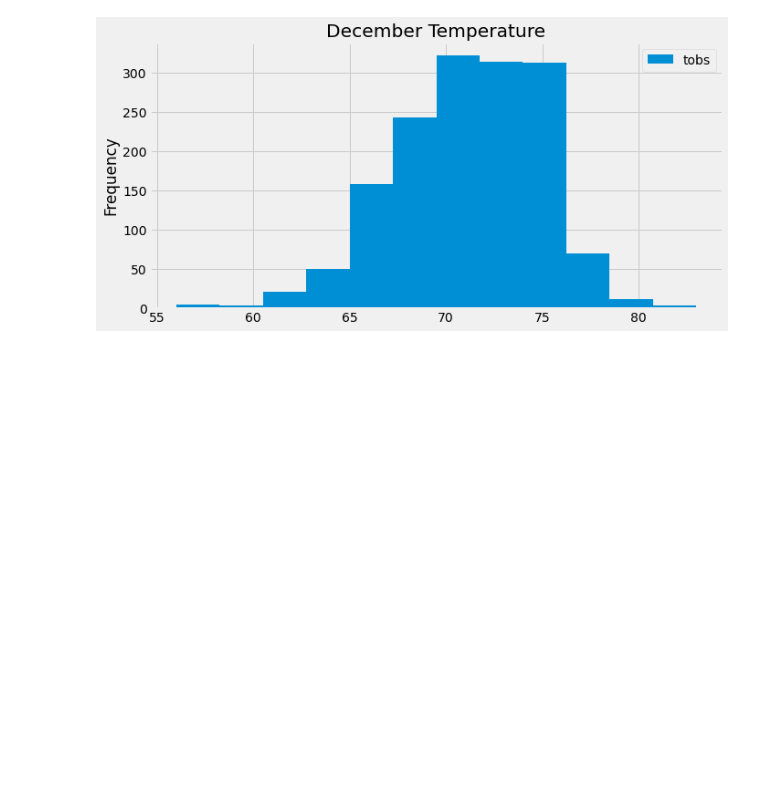
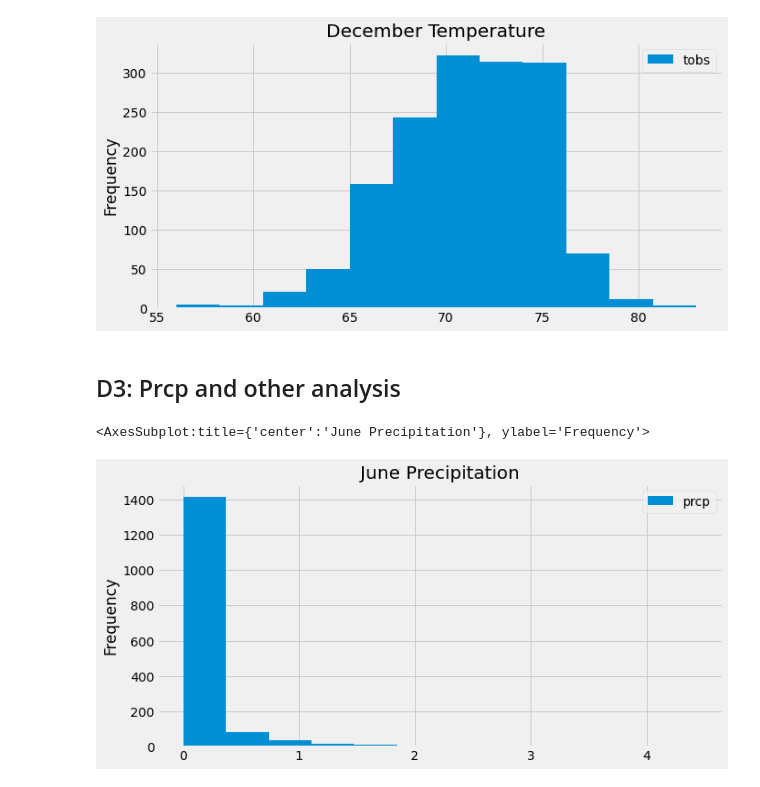
Before and after one commit to biboking/surfs_up, a Jupyter notebook: SurfsUp_Challenge.ipynb, the cells around one changed output. Cells and saved outputs as stored; diff of their text form; code cells hidden in the pictures; blank space fills up the shorter version.

```diff
--- a/SurfsUp_Challenge.ipynb
+++ b/SurfsUp_Challenge.ipynb
@@ -142,3 +142,14 @@ Dec_df.plot.hist(bins=12, title = 'December Temperature', figsize=(10,5))
 # %% [output]
 <AxesSubplot:title={'center':'December Temperature'}, ylabel='Frequency'>
 [figure]
+# %% [markdown]
+## D3: Prcp and other analysis
+# %%
+june_prcp = session.query(Measurement.prcp).\
+    filter(func.strftime("%m", Measurement.date)=="06").\
+    order_by(Measurement.date).all()
+june_prcp_df = pd.DataFrame(june_prcp, columns=['prcp'])
+june_prcp_df.plot.hist(bins=12, title = 'June Precipitation', figsize=(10,5))
+# %% [output]
+<AxesSubplot:title={'center':'June Precipitation'}, ylabel='Frequency'>
+[figure, added]
```
Also changed, not shown: parts of 1 cell of this notebook, 2 other files.
